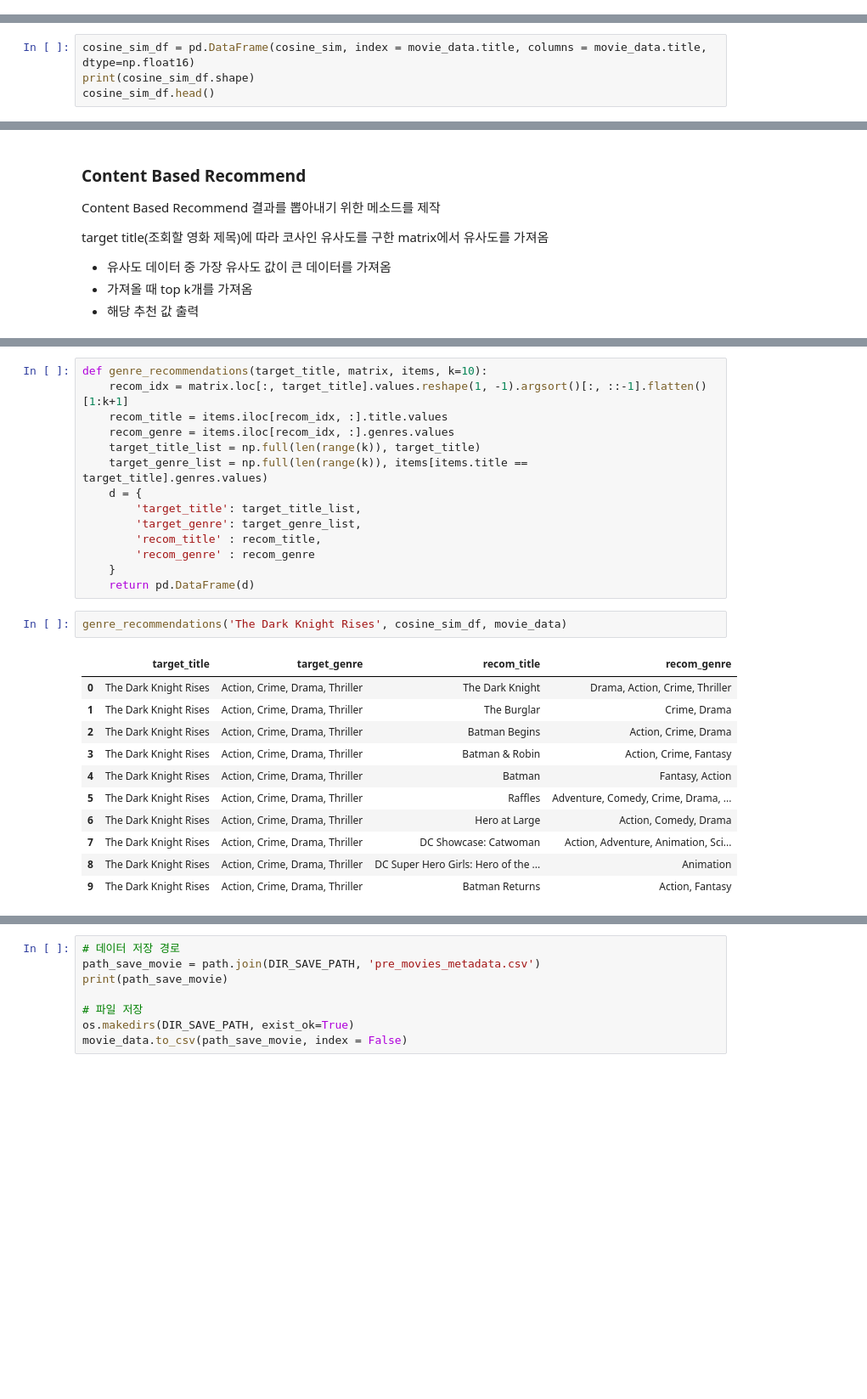
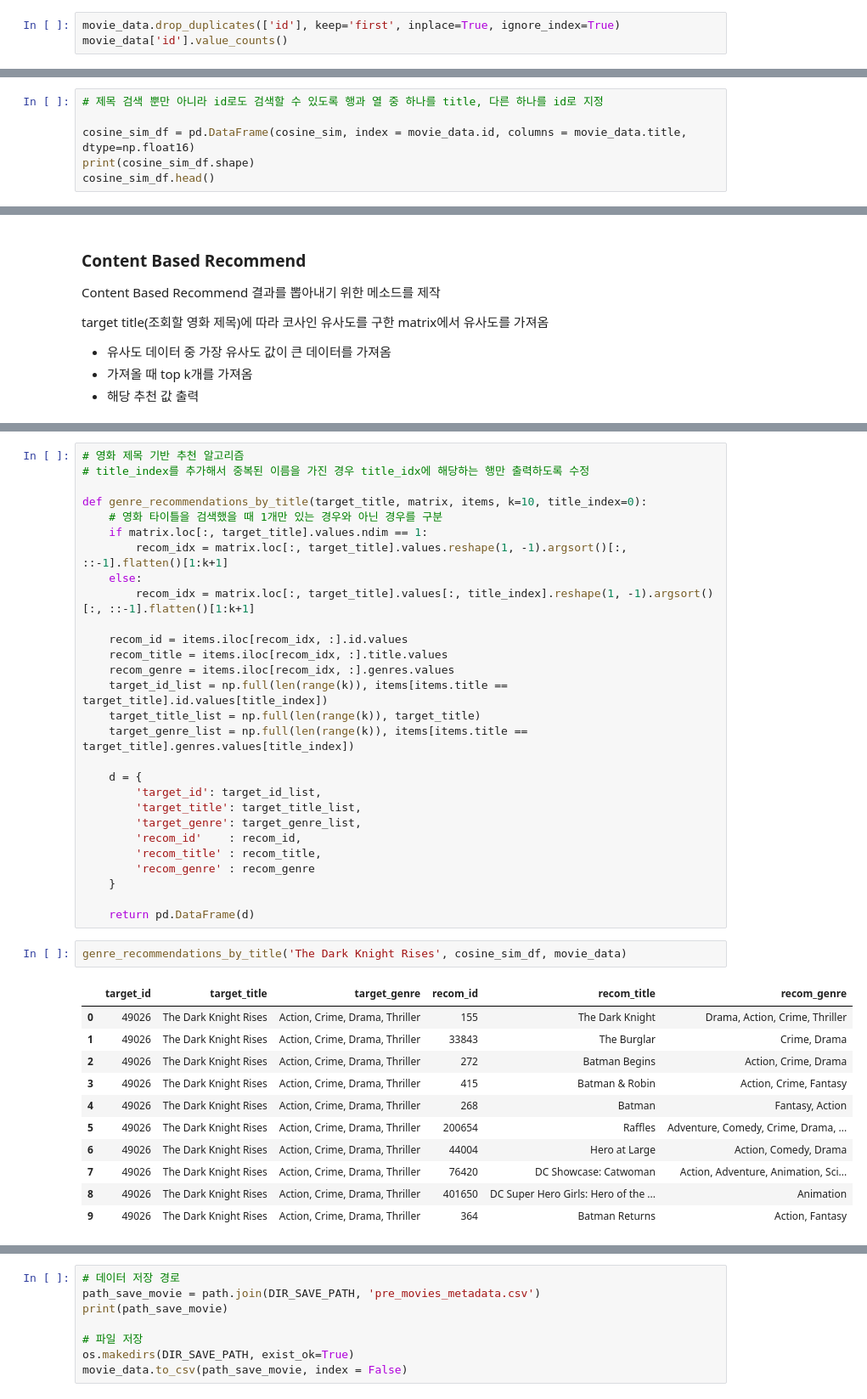
Before and after one commit to sanghyun0603/CoffeeBrew, a Jupyter notebook: server-recom/jupyter/movie/movie_cbf.ipynb, the cells around one changed output, grey strips where cells are left out. Shown at 85% size. Cells and saved outputs as stored; diff of their text form; blank space fills up the shorter version.

Commit message:
feat: Sample Data Processing - movie recom TF-IDF 3 #11

```diff
--- a/server-recom/jupyter/movie/movie_cbf.ipynb
+++ b/server-recom/jupyter/movie/movie_cbf.ipynb
@@ -119,0 +139,3 @@ int32 int32
+# %%
+movie_data.drop_duplicates(['id'], keep='first', inplace=True, ignore_index=True)
+movie_data['id'].value_counts()
@@ -230,6 +270,8 @@ array([[1.      , 0.04156 , 0.008705, ..., 0.      , 0.      , 0.      ],
       dtype=float16)
 # %%
-cosine_sim_df = pd.DataFrame(cosine_sim, index = movie_data.title, columns = movie_data.title, dtype=np.float16)
+# 제목 검색 뿐만 아니라 id로도 검색할 수 있도록 행과 열 중 하나를 title, 다른 하나를 id로 지정
+
+cosine_sim_df = pd.DataFrame(cosine_sim, index = movie_data.id, columns = movie_data.title, dtype=np.float16)
 print(cosine_sim_df.shape)
 cosine_sim_df.head()
 # %% [output]
@@ -277,28 +361,42 @@ target title(조회할 영화 제목)에 따라 코사인 유사도를 구한 ma
 # %%
-def genre_recommendations(target_title, matrix, items, k=10):
-    recom_idx = matrix.loc[:, target_title].values.reshape(1, -1).argsort()[:, ::-1].flatten()[1:k+1]
+# 영화 제목 기반 추천 알고리즘
+# title_index를 추가해서 중복된 이름을 가진 경우 title_idx에 해당하는 행만 출력하도록 수정
+
+def genre_recommendations_by_title(target_title, matrix, items, k=10, title_index=0):
+    # 영화 타이틀을 검색했을 때 1개만 있는 경우와 아닌 경우를 구분
+    if matrix.loc[:, target_title].values.ndim == 1:
+        recom_idx = matrix.loc[:, target_title].values.reshape(1, -1).argsort()[:, ::-1].flatten()[1:k+1]
+    else:
+        recom_idx = matrix.loc[:, target_title].values[:, title_index].reshape(1, -1).argsort()[:, ::-1].flatten()[1:k+1]
+
+    recom_id = items.iloc[recom_idx, :].id.values
     recom_title = items.iloc[recom_idx, :].title.values
     recom_genre = items.iloc[recom_idx, :].genres.values
+    target_id_list = np.full(len(range(k)), items[items.title == target_title].id.values[title_index])
     target_title_list = np.full(len(range(k)), target_title)
-    target_genre_list = np.full(len(range(k)), items[items.title == target_title].genres.values)
+    target_genre_list = np.full(len(range(k)), items[items.title == target_title].genres.values[title_index])
+
     d = {
+        'target_id': target_id_list,
         'target_title': target_title_list,
         'target_genre': target_genre_list,
+        'recom_id'    : recom_id,
         'recom_title' : recom_title,
         'recom_genre' : recom_genre
     }
+
     return pd.DataFrame(d)
 # %%
-genre_recommendations('The Dark Knight Rises', cosine_sim_df, movie_data)
+genre_recommendations_by_title('The Dark Knight Rises', cosine_sim_df, movie_data)
 # %% [output]
-|  | target_title | target_genre | recom_title | recom_genre |
-| 0 | The Dark Knight Rises | Action, Crime, Drama, Thriller | The Dark Knight | Drama, Action, Crime, Thriller |
-| 1 | The Dark Knight Rises | Action, Crime, Drama, Thriller | The Burglar | Crime, Drama |
-| 2 | The Dark Knight Rises | Action, Crime, Drama, Thriller | Batman Begins | Action, Crime, Drama |
-| 3 | The Dark Knight Rises | Action, Crime, Drama, Thriller | Batman & Robin | Action, Crime, Fantasy |
-| 4 | The Dark Knight Rises | Action, Crime, Drama, Thriller | Batman | Fantasy, Action |
-| 5 | The Dark Knight Rises | Action, Crime, Drama, Thriller | Raffles | Adventure, Comedy, Crime, Drama, ... |
-| 6 | The Dark Knight Rises | Action, Crime, Drama, Thriller | Hero at Large | Action, Comedy, Drama |
-| 7 | The Dark Knight Rises | Action, Crime, Drama, Thriller | DC Showcase: Catwoman | Action, Adventure, Animation, Sci... |
-| 8 | The Dark Knight Rises | Action, Crime, Drama, Thriller | DC Super Hero Girls: Hero of the ... | Animation |
-| 9 | The Dark Knight Rises | Action, Crime, Drama, Thriller | Batman Returns | Action, Fantasy |
+|  | target_id | target_title | target_genre | recom_id | recom_title | recom_genre |
+| 0 | 49026 | The Dark Knight Rises | Action, Crime, Drama, Thriller | 155 | The Dark Knight | Drama, Action, Crime, Thriller |
+| 1 | 49026 | The Dark Knight Rises | Action, Crime, Drama, Thriller | 33843 | The Burglar | Crime, Drama |
+| 2 | 49026 | The Dark Knight Rises | Action, Crime, Drama, Thriller | 272 | Batman Begins | Action, Crime, Drama |
+| 3 | 49026 | The Dark Knight Rises | Action, Crime, Drama, Thriller | 415 | Batman & Robin | Action, Crime, Fantasy |
+| 4 | 49026 | The Dark Knight Rises | Action, Crime, Drama, Thriller | 268 | Batman | Fantasy, Action |
+| 5 | 49026 | The Dark Knight Rises | Action, Crime, Drama, Thriller | 200654 | Raffles | Adventure, Comedy, Crime, Drama, ... |
+| 6 | 49026 | The Dark Knight Rises | Action, Crime, Drama, Thriller | 44004 | Hero at Large | Action, Comedy, Drama |
+| 7 | 49026 | The Dark Knight Rises | Action, Crime, Drama, Thriller | 76420 | DC Showcase: Catwoman | Action, Adventure, Animation, Sci... |
+| 8 | 49026 | The Dark Knight Rises | Action, Crime, Drama, Thriller | 401650 | DC Super Hero Girls: Hero of the ... | Animation |
+| 9 | 49026 | The Dark Knight Rises | Action, Crime, Drama, Thriller | 364 | Batman Returns | Action, Fantasy |
```
Also changed, not shown: parts of 27 cells of this notebook, 1 other file.
